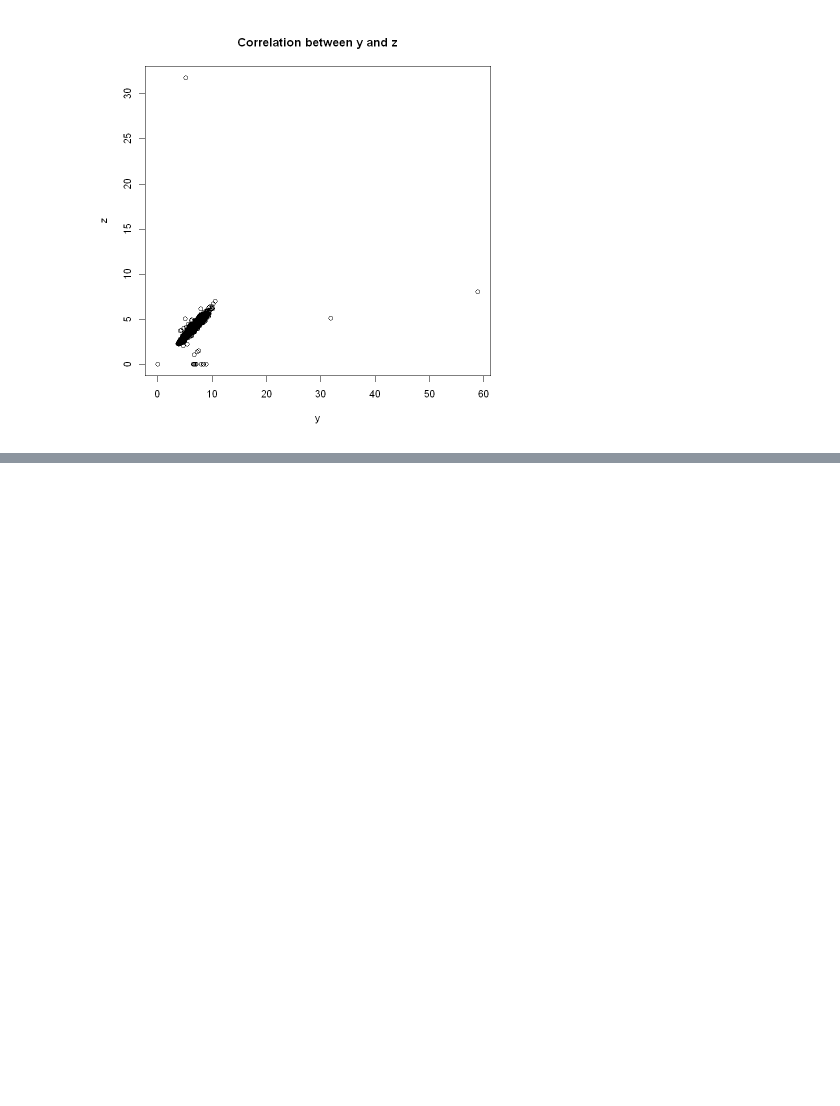
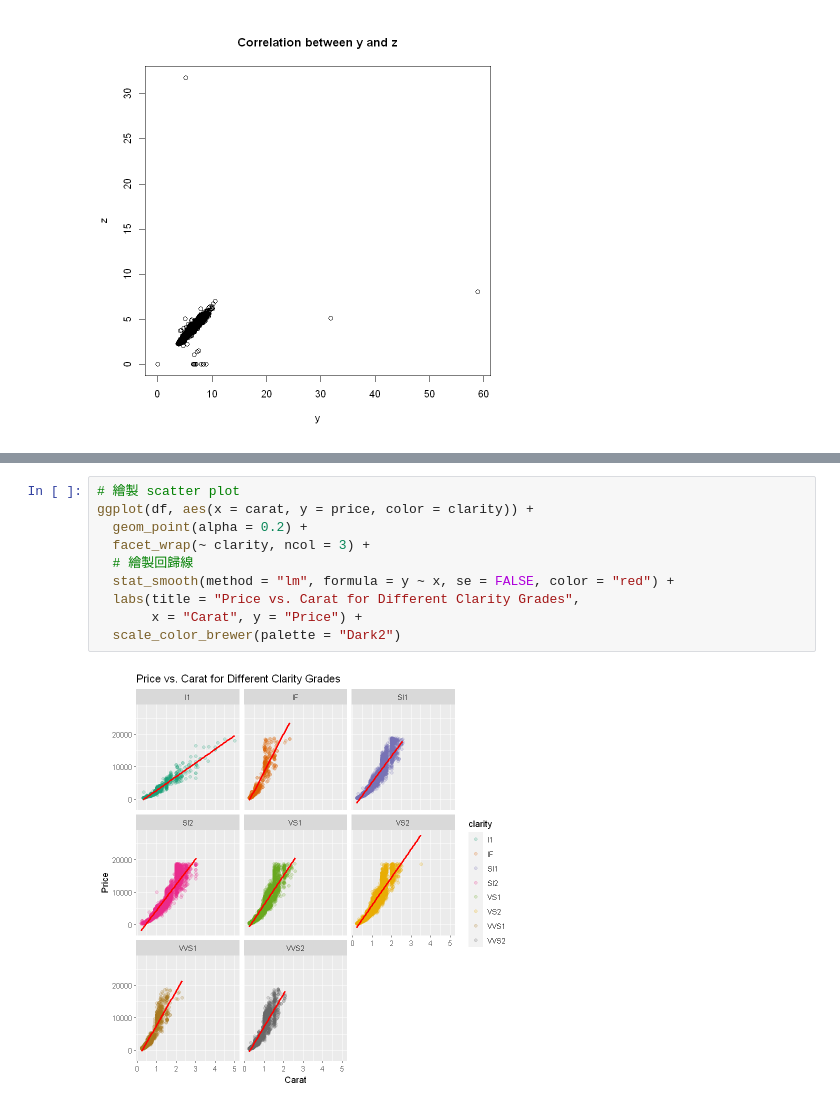
Before and after one commit to whats2000/coding-stuff-I-make-from-learning, a Jupyter notebook: R/other/Team Project/project.ipynb, the cells around one changed output, grey strips where cells are left out. Drawn from its saved outputs; the diff is of its cells as text; blank space fills up the shorter version.

```diff
--- a/R/other/Team Project/project.ipynb
+++ b/R/other/Team Project/project.ipynb
@@ -106,0 +134,12 @@ plot(df$y, df$z, main = "Correlation between y and z", xlab = "y", ylab = "z")
+# %%
+# 繪製 scatter plot
+ggplot(df, aes(x = carat, y = price, color = clarity)) +
+  geom_point(alpha = 0.2) +
+  facet_wrap(~ clarity, ncol = 3) +
+  # 繪製回歸線
+  stat_smooth(method = "lm", formula = y ~ x, se = FALSE, color = "red") +
+  labs(title = "Price vs. Carat for Different Clarity Grades",
+       x = "Carat", y = "Price") +
+  scale_color_brewer(palette = "Dark2")
+# %% [output]
+[figure, added]
```
Also changed, not shown: parts of 18 cells of this notebook.
